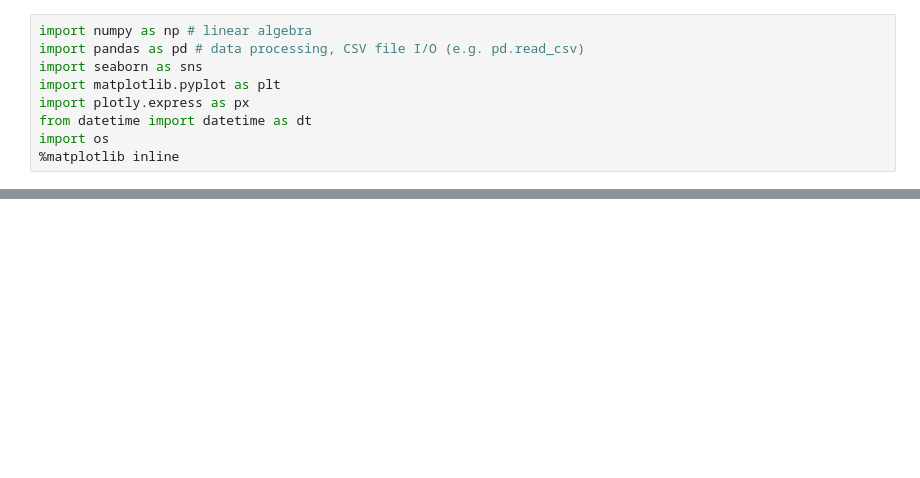
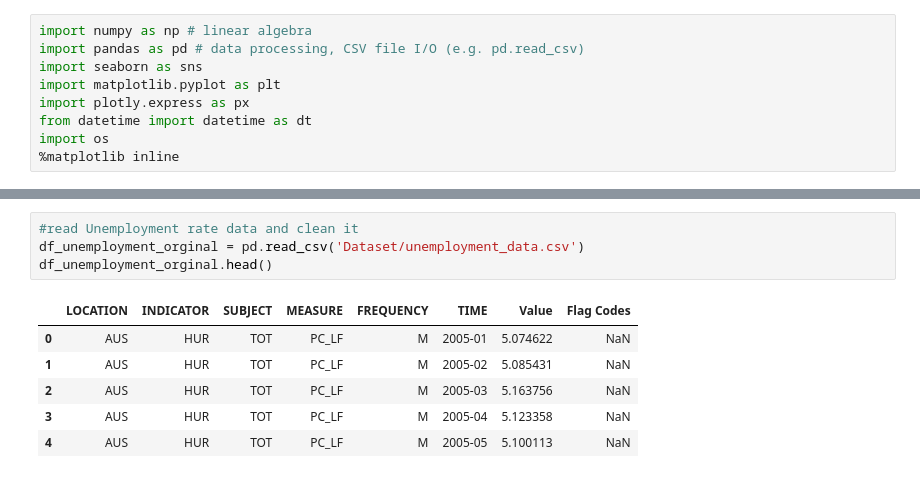
Before and after one commit to gitviviane/cisc520-project, a Jupyter notebook: cisc520-project-team4.ipynb, the cells around one changed output, grey strips where cells are left out. Saved outputs shown, nothing was run; the diff lists cells and outputs as text; blank space fills up the shorter version.

```diff
--- a/cisc520-project-team4.ipynb
+++ b/cisc520-project-team4.ipynb
@@ -40,0 +93,11 @@ df.head(10)
+# %%
+#read Unemployment rate data and clean it
+df_unemployment_orginal = pd.read_csv('Dataset/unemployment_data.csv')
+df_unemployment_orginal.head()
+# %% [output]
+|  | LOCATION | INDICATOR | SUBJECT | MEASURE | FREQUENCY | TIME | Value | Flag Codes |
+| 0 | AUS | HUR | TOT | PC_LF | M | 2005-01 | 5.074622 | NaN |
+| 1 | AUS | HUR | TOT | PC_LF | M | 2005-02 | 5.085431 | NaN |
+| 2 | AUS | HUR | TOT | PC_LF | M | 2005-03 | 5.163756 | NaN |
+| 3 | AUS | HUR | TOT | PC_LF | M | 2005-04 | 5.123358 | NaN |
+| 4 | AUS | HUR | TOT | PC_LF | M | 2005-05 | 5.100113 | NaN |
```
Also changed, not shown: parts of 12 cells of this notebook, 1 other file.
